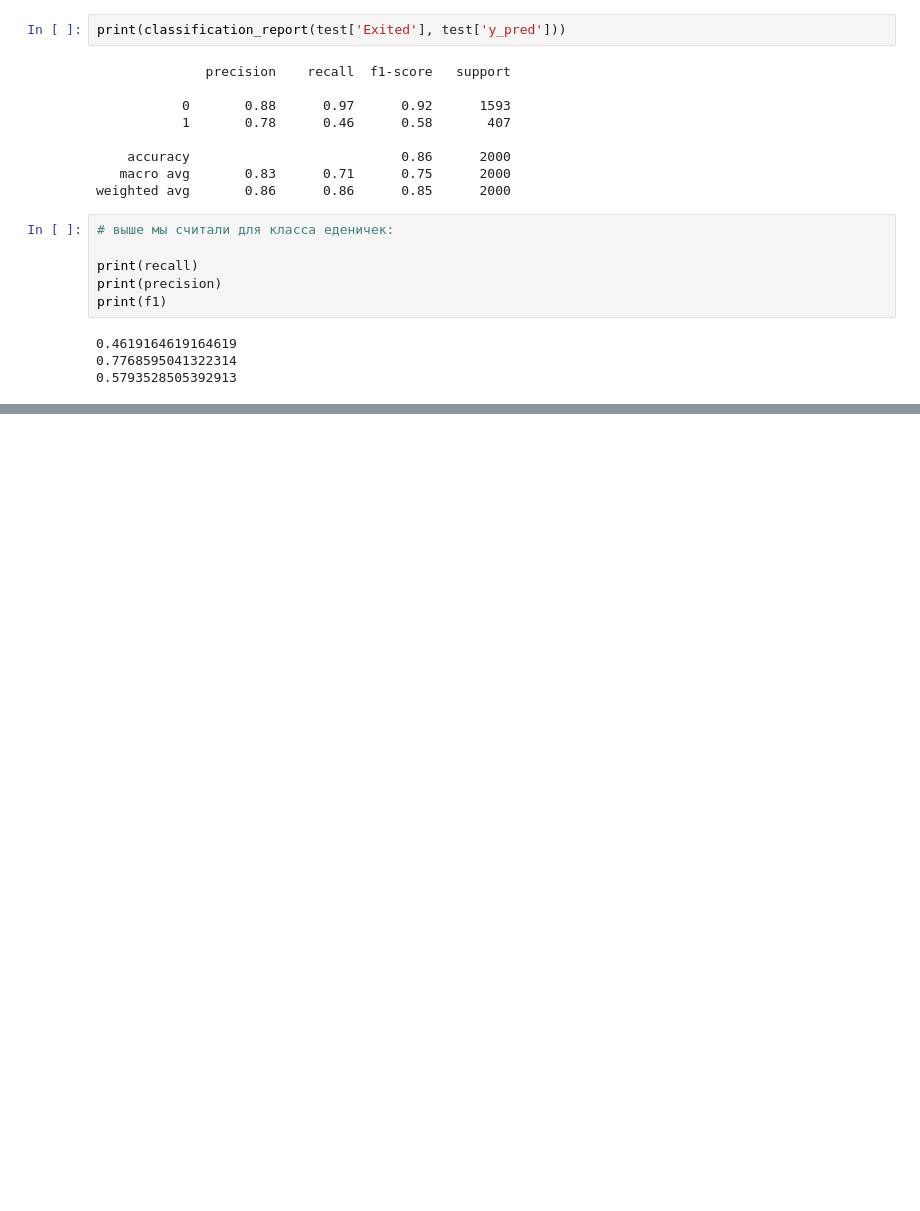
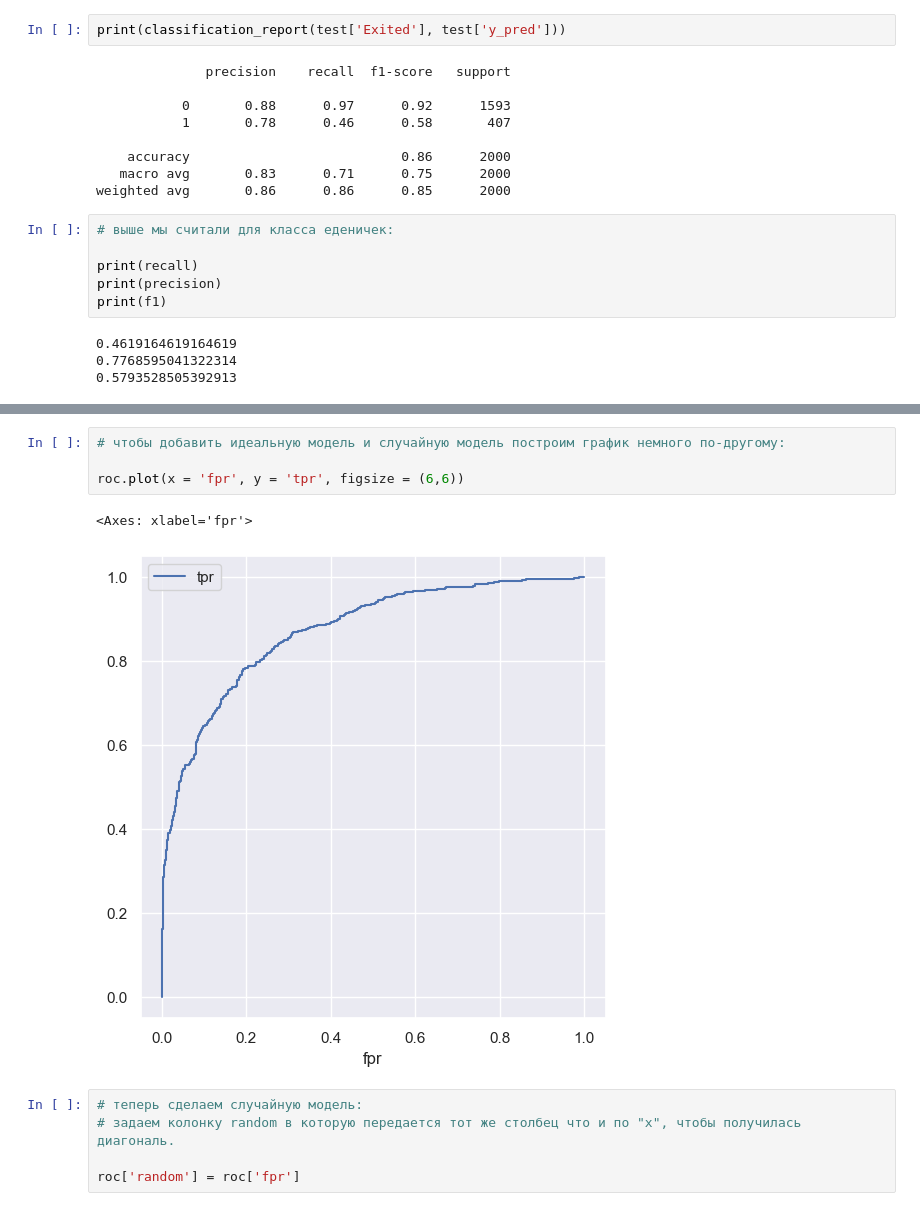
Before and after one commit to kroninam/My_Notes_Base_DS, a Jupyter notebook: 004_Classification_Meterics/001_Classification_Metrics_1.ipynb, the cells around one changed output, grey strips where cells are left out. Cells and saved outputs as stored; diff of their text form; blank space fills up the shorter version.

```diff
--- a/004_Classification_Meterics/001_Classification_Metrics_1.ipynb
+++ b/004_Classification_Meterics/001_Classification_Metrics_1.ipynb
@@ -729,0 +990,12 @@ print(f1)
+# %%
+# чтобы добавить идеальную модель и случайную модель построим график немного по-другому:
+
+roc.plot(x = 'fpr', y = 'tpr', figsize = (6,6))
+# %% [output]
+<Axes: xlabel='fpr'>
+[figure, added]
+# %%
+# теперь сделаем случайную модель:
+# задаем колонку random в которую передается тот же столбец что и по "x", чтобы получилась диагональ.
+
+roc['random'] = roc['fpr']
```
Also changed, not shown: parts of 81 cells of this notebook, 5 other files.
